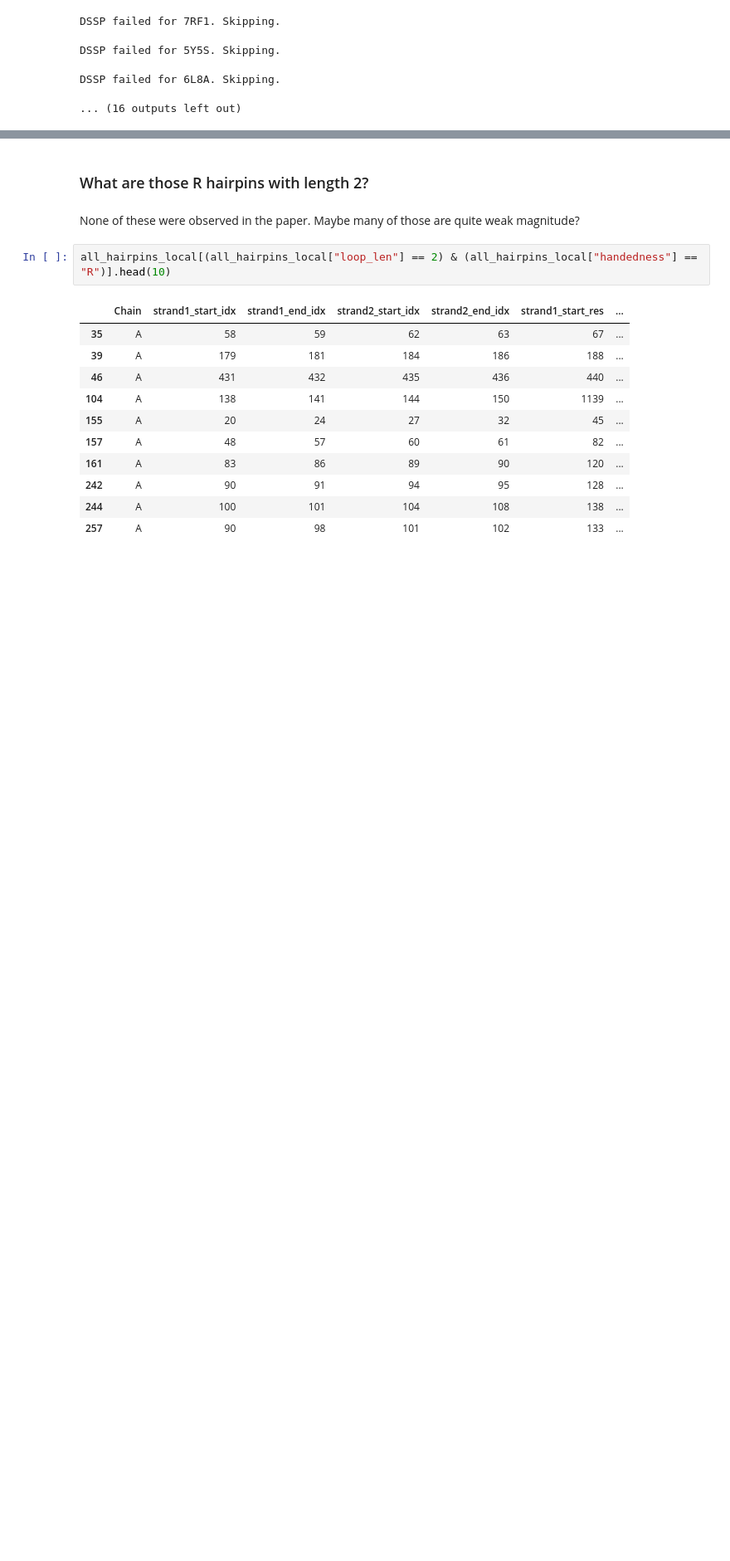
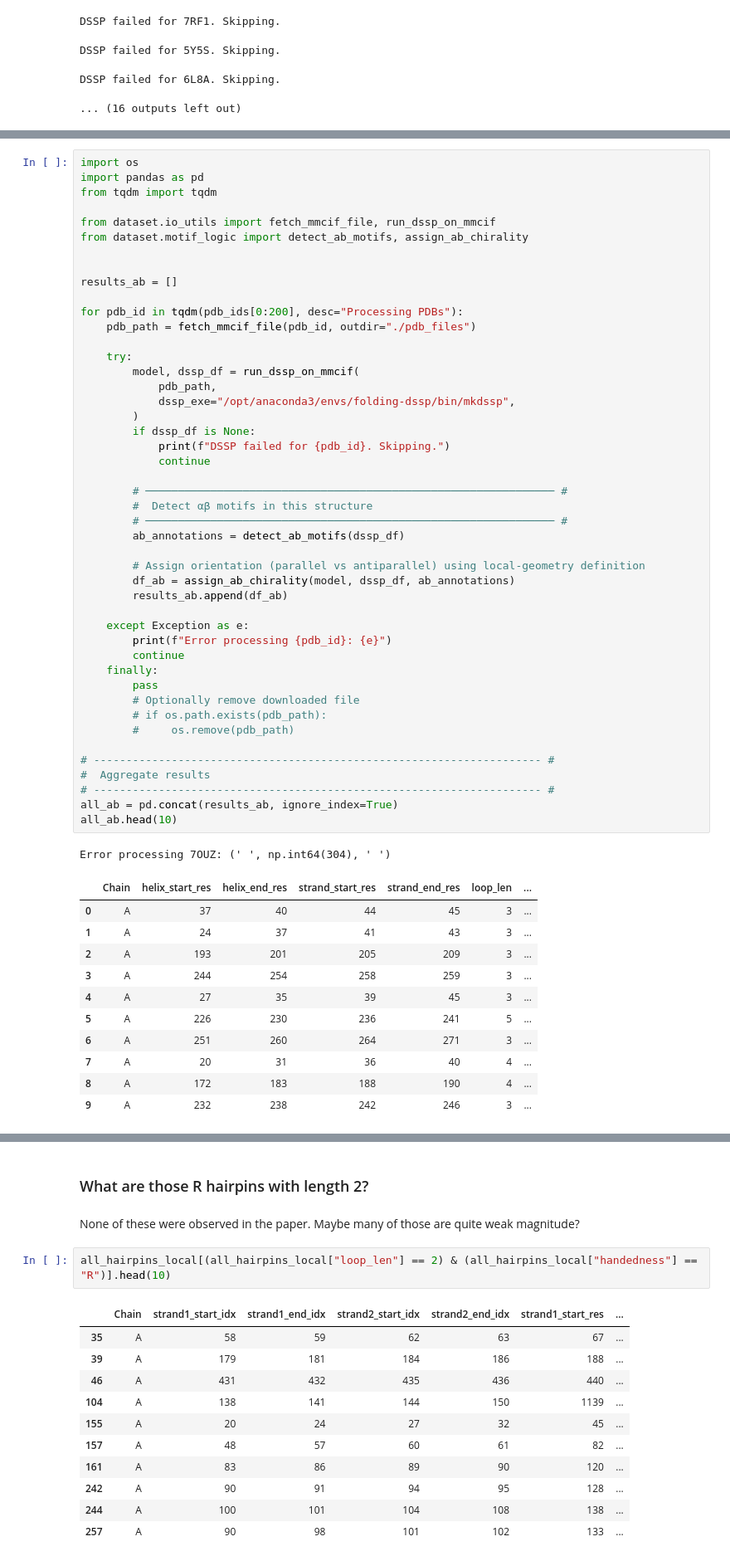
Before and after one commit to stefanhuber1993/folding-principles-dataset, a Jupyter notebook: notebooks/test_pipeline_parts.ipynb, the cells around one changed output, grey strips where cells are left out. Shown at 83% size. Saved outputs shown, nothing was run; the diff lists cells and outputs as text; blank space fills up the shorter version.

```diff
--- a/notebooks/test_pipeline_parts.ipynb
+++ b/notebooks/test_pipeline_parts.ipynb
@@ -107,0 +110,59 @@ DSSP failed for 6L8A. Skipping.
+# %%
+import os
+import pandas as pd
+from tqdm import tqdm
+
+from dataset.io_utils import fetch_mmcif_file, run_dssp_on_mmcif
+from dataset.motif_logic import detect_ab_motifs, assign_ab_chirality
+
+
+results_ab = []
+
+for pdb_id in tqdm(pdb_ids[0:200], desc="Processing PDBs"):
+    pdb_path = fetch_mmcif_file(pdb_id, outdir="./pdb_files")
+
+    try:
+        model, dssp_df = run_dssp_on_mmcif(
+            pdb_path,
+            dssp_exe="/opt/anaconda3/envs/folding-dssp/bin/mkdssp",
+        )
+        if dssp_df is None:
+            print(f"DSSP failed for {pdb_id}. Skipping.")
+            continue
+
+        # ─────────────────────────────────────────────────────────────── #
+        #  Detect αβ motifs in this structure
+        # ─────────────────────────────────────────────────────────────── #
+        ab_annotations = detect_ab_motifs(dssp_df)
+
+        # Assign orientation (parallel vs antiparallel) using local-geometry definition
+        df_ab = assign_ab_chirality(model, dssp_df, ab_annotations)
+        results_ab.append(df_ab)
+
+    except Exception as e:
+        print(f"Error processing {pdb_id}: {e}")
+        continue
+    finally:
+        pass
+        # Optionally remove downloaded file
+        # if os.path.exists(pdb_path):
+        #     os.remove(pdb_path)
+
+# --------------------------------------------------------------------- #
+#  Aggregate results
+# --------------------------------------------------------------------- #
+all_ab = pd.concat(results_ab, ignore_index=True)
+all_ab.head(10)
+# %% [output]
+Error processing 7OUZ: (' ', np.int64(304), ' ')
+|  | Chain | helix_start_res | helix_end_res | strand_start_res | strand_end_res | loop_len | ... |
+| 0 | A | 37 | 40 | 44 | 45 | 3 | ... |
+| 1 | A | 24 | 37 | 41 | 43 | 3 | ... |
+| 2 | A | 193 | 201 | 205 | 209 | 3 | ... |
+| 3 | A | 244 | 254 | 258 | 259 | 3 | ... |
+| 4 | A | 27 | 35 | 39 | 45 | 3 | ... |
+| 5 | A | 226 | 230 | 236 | 241 | 5 | ... |
+| 6 | A | 251 | 260 | 264 | 271 | 3 | ... |
+| 7 | A | 20 | 31 | 36 | 40 | 4 | ... |
+| 8 | A | 172 | 183 | 188 | 190 | 4 | ... |
+| 9 | A | 232 | 238 | 242 | 246 | 3 | ... |
```
Also changed, not shown: parts of 7 cells of this notebook, 3 other files.
